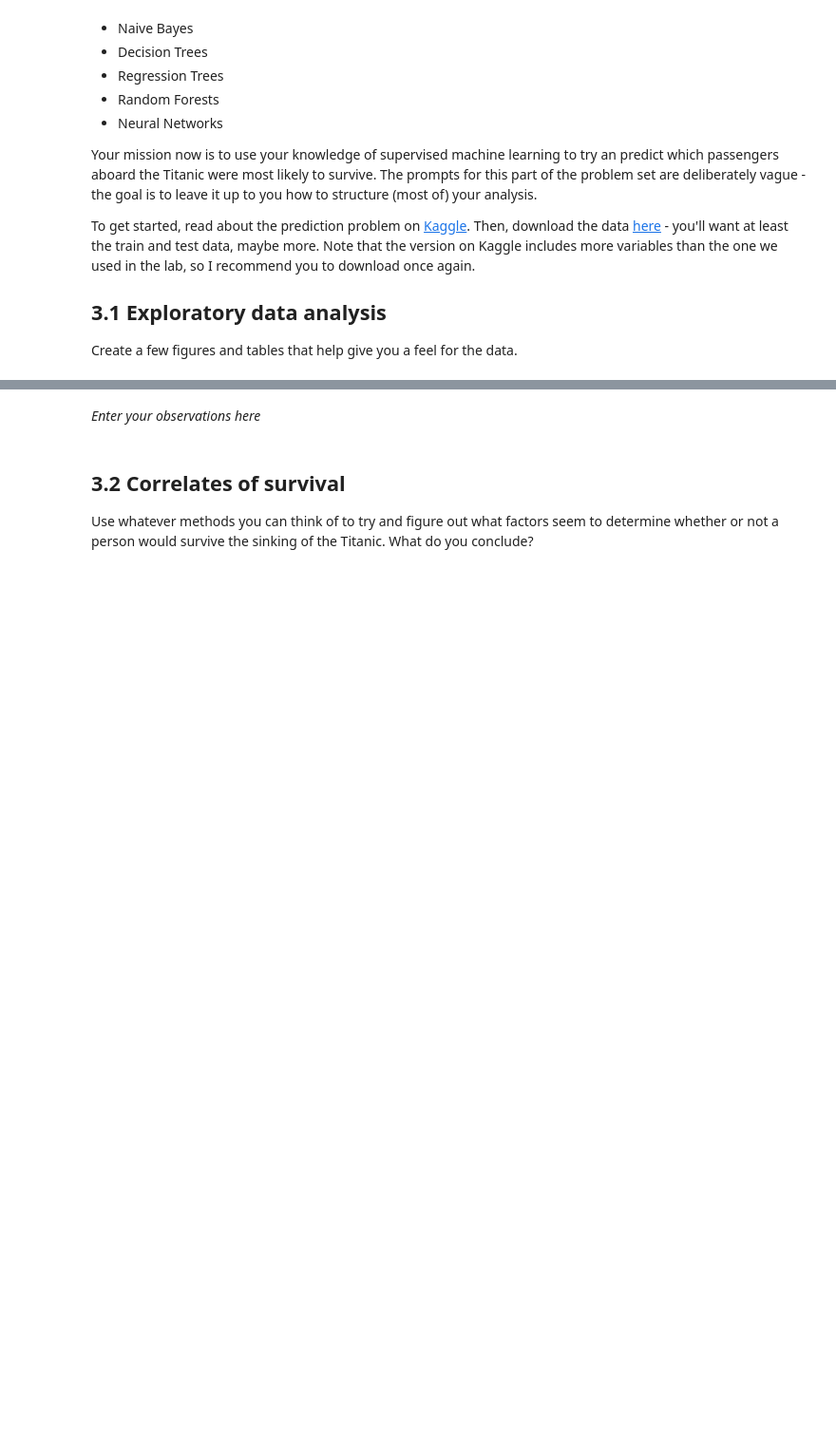
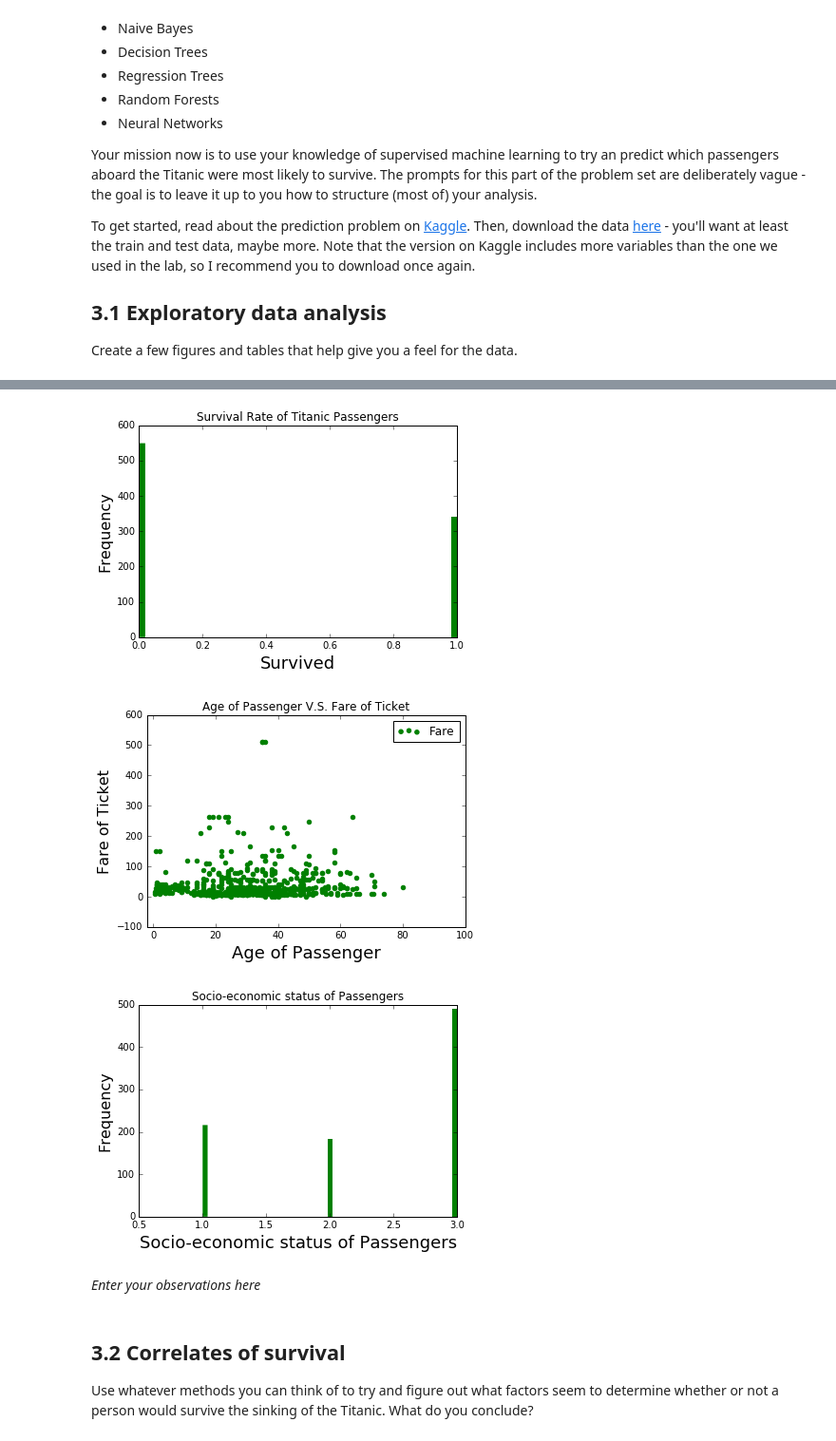
Before and after one commit to Karvi95/371, a Jupyter notebook: KRISHNAMOORTHY_ARVINDRAM-PS5.ipynb, the cells around one changed output, grey strips where cells are left out. Shown at 95% size. Drawn from its saved outputs; the diff is of its cells as text; code cells hidden in the pictures; blank space fills up the shorter version.

```diff
--- a/KRISHNAMOORTHY_ARVINDRAM-PS5.ipynb
+++ b/KRISHNAMOORTHY_ARVINDRAM-PS5.ipynb
@@ -382,3 +404,6 @@ To get started, read about the prediction problem on [Kaggle](https://www.kaggle
 Create a few figures and tables that help give you a feel for the data.
 # %%
 # Enter your code here
+titanicTrain = pd.read_csv('train.csv')
+
+titanicTrain
@@ -385,3 +429,53 @@ Create a few figures and tables that help give you a feel for the data.
+# %%
+#EDA 1: Histogram
+plt.hist(titanicTrain['Survived'], color = 'g', edgecolor = "none", bins=51)
+plt.title("Survival Rate of Titanic Passengers")
+plt.xlabel('Survived', fontsize=18)
+plt.ylabel('Frequency', fontsize=16)
+plt.legend()
+plt.show()
+
+print()
+print()
+
+#EDA 2: Scatter Plot
+plt.scatter(titanicTrain['Age'], titanicTrain['Fare'], color='g')
+plt.title("Age of Passenger V.S. Fare of Ticket")
+plt.xlabel('Age of Passenger', fontsize=18)
+plt.ylabel('Fare of Ticket', fontsize=16)
+plt.xlim(-2,100)
+plt.legend()
+plt.show()
+
+print()
+print()
+
+#EDA 3: Histogram
+plt.hist(titanicTrain['Pclass'], color = 'g', edgecolor = "none", bins=51)
+plt.title("Socio-economic status of Passengers")
+plt.xlabel('Socio-economic status of Passengers', fontsize=18)
+plt.ylabel('Frequency', fontsize=16)
+plt.legend()
+plt.show()
+
+print()
+print()
+
+SNot = titanicTrain[(titanicTrain['Embarked'] == 'S') & (titanicTrain['Survived'] == 0)]
+S = titanicTrain[(titanicTrain['Embarked'] == 'S') & (titanicTrain['Survived'] == 1)]
+STotal = titanicTrain[(titanicTrain['Embarked'] == 'S')]
+
+QNot = titanicTrain[(titanicTrain['Embarked'] == 'Q') & (titanicTrain['Survived'] == 0)]
+Q = titanicTrain[(titanicTrain['Embarked'] == 'Q') & (titanicTrain['Survived'] == 1)]
+QTotal = titanicTrain[(titanicTrain['Embarked'] == 'Q')]
+
+CNot = titanicTrain[(titanicTrain['Embarked'] == 'C') & (titanicTrain['Survived'] == 0)]
+C = titanicTrain[(titanicTrain['Embarked'] == 'C') & (titanicTrain['Survived'] == 1)]
+CTotal = titanicTrain[(titanicTrain['Embarked'] == 'C')]
+# %% [output]
+[figure, added]
+[figure, added]
+[figure, added]
 # %% [markdown]
 *Enter your observations here*
 # %% [markdown]
```
Also changed, not shown: parts of 6 cells of this notebook.
